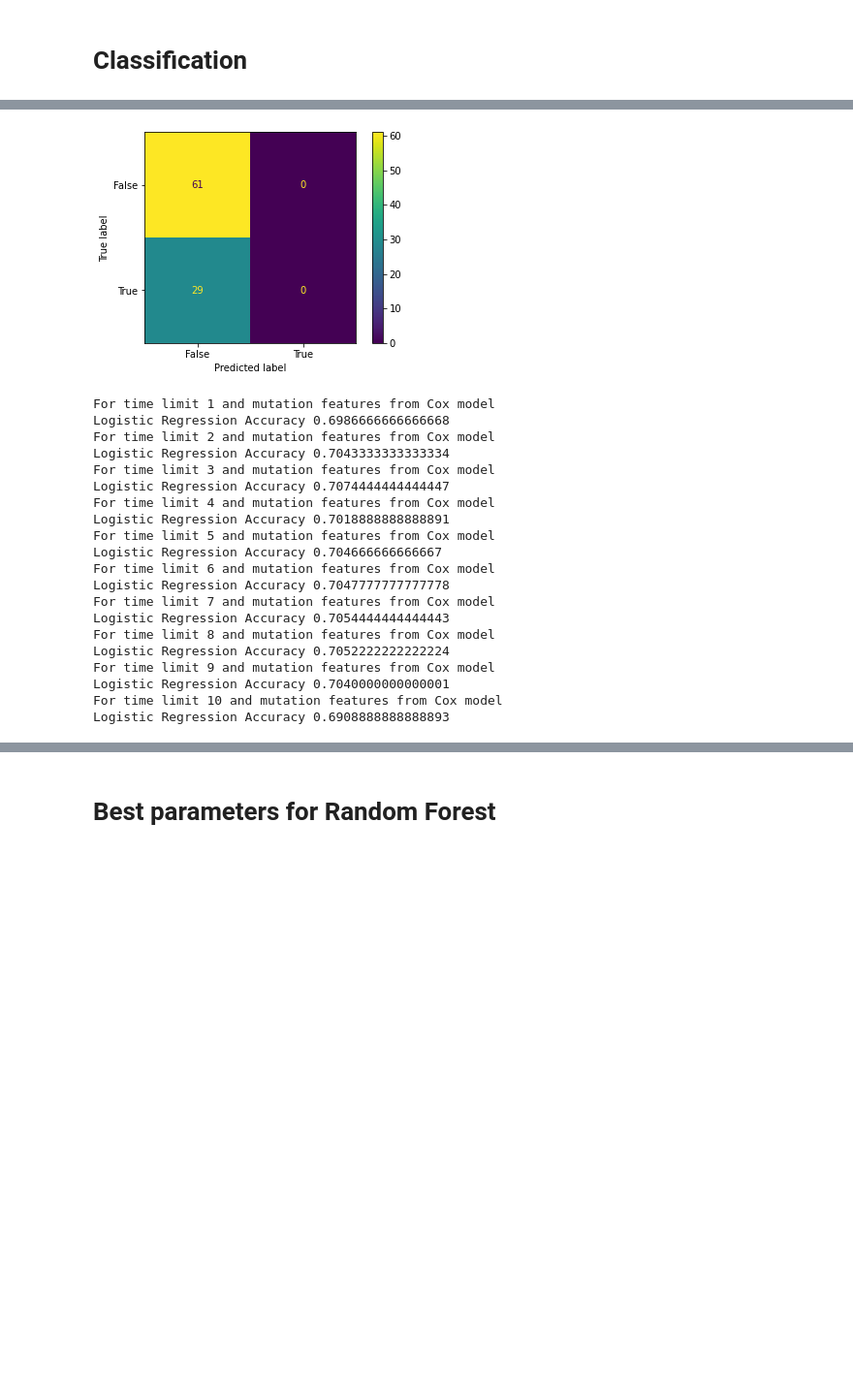
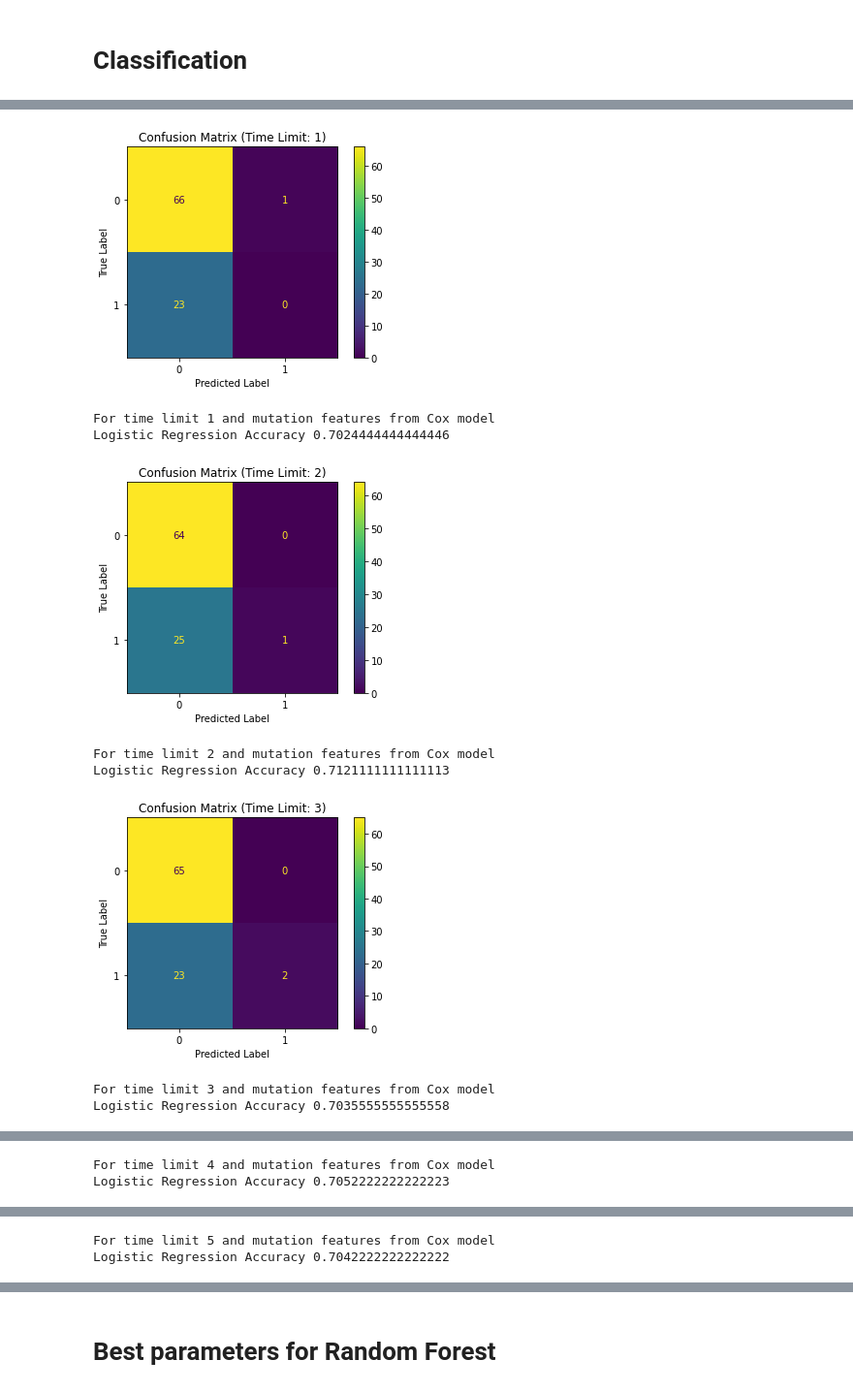
Before and after one commit to Enable72/ECE204_final_project, a Jupyter notebook: cox_model_mutations.ipynb, the cells around one changed output, grey strips where cells are left out. Shown: that part at 97% size. Drawn from its saved outputs; the diff is of its cells as text; code cells hidden in the pictures; blank space fills up the shorter version.

```diff
--- a/cox_model_mutations.ipynb
+++ b/cox_model_mutations.ipynb
@@ -165,11 +170,3 @@ SVM Accuracy 0.7065555555555558
-# %%
-# confusion matrix
-cm, accuracy = classification_svm(full_data, feature_dic[2])
-cm_display = metrics.ConfusionMatrixDisplay(confusion_matrix = cm, display_labels = [False, True])
-cm_display.plot()
-plt.show()
-# %% [output]
-[figure, removed]
 # %%
 def classification_logistic(df, features):
     # get features you select
@@ -193,32 +190,27 @@ def classification_logistic(df, features):
 # %%
 acc_logi = []
 for i in time_limit:
     lis = []
     for k in range(100):
         matrix, accuracy = classification_logistic(full_data, feature_dic[i])
         lis.append(accuracy)
     mean_acc = sum(lis)/len(lis)
     acc_logi.append(mean_acc)
+    cm_display = metrics.ConfusionMatrixDisplay(confusion_matrix = matrix, display_labels = [0, 1])
+    cm_display.plot()
+    plt.xlabel('Predicted Label')
+    plt.ylabel('True Label')
+    plt.title(f'Confusion Matrix (Time Limit: {i})')
+    plt.show()
     print('For time limit ' + str(i) + ' and mutation features from Cox model')
     print('Logistic Regression Accuracy ' + str(mean_acc))
 # %% [output]
+[figure, added]
 For time limit 1 and mutation features from Cox model
-Logistic Regression Accuracy 0.6986666666666668
-For time limit 2 and mutation features from Cox model
-Logistic Regression Accuracy 0.7043333333333334
-For time limit 3 and mutation features from Cox model
-Logistic Regression Accuracy 0.7074444444444447
-For time limit 4 and mutation features from Cox model
-Logistic Regression Accuracy 0.7018888888888891
-For time limit 5 and mutation features from Cox model
-Logistic Regression Accuracy 0.704666666666667
-For time limit 6 and mutation features from Cox model
-Logistic Regression Accuracy 0.7047777777777778
-For time limit 7 and mutation features from Cox model
-Logistic Regression Accuracy 0.7054444444444443
-For time limit 8 and mutation features from Cox model
-Logistic Regression Accuracy 0.7052222222222224
-For time limit 9 and mutation features from Cox model
-Logistic Regression Accuracy 0.7040000000000001
-For time limit 10 and mutation features from Cox model
-Logistic Regression Accuracy 0.6908888888888893
+Logistic Regression Accuracy 0.7024444444444446
+[figure, added]
+For time limit 2 and mutation features from Cox model
+Logistic Regression Accuracy 0.7121111111111113
+[figure, added]
+For time limit 3 and mutation features from Cox model
+Logistic Regression Accuracy 0.7035555555555558
@@ -224,0 +218,2 @@ Logistic Regression Accuracy 0.6908888888888893
+For time limit 4 and mutation features from Cox model
+Logistic Regression Accuracy 0.7052222222222223
@@ -224,0 +221,2 @@ Logistic Regression Accuracy 0.6908888888888893
+For time limit 5 and mutation features from Cox model
+Logistic Regression Accuracy 0.7042222222222222
```
Also changed, not shown: parts of 7 cells of this notebook.
